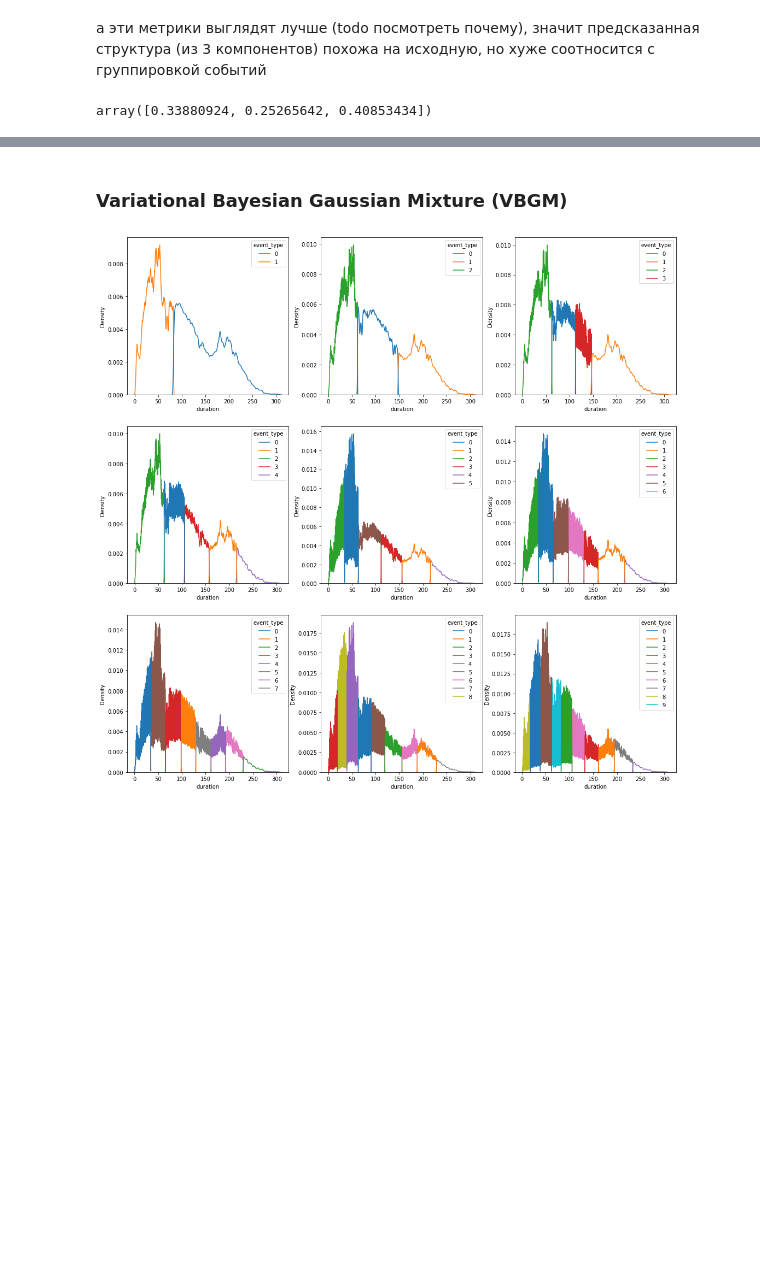
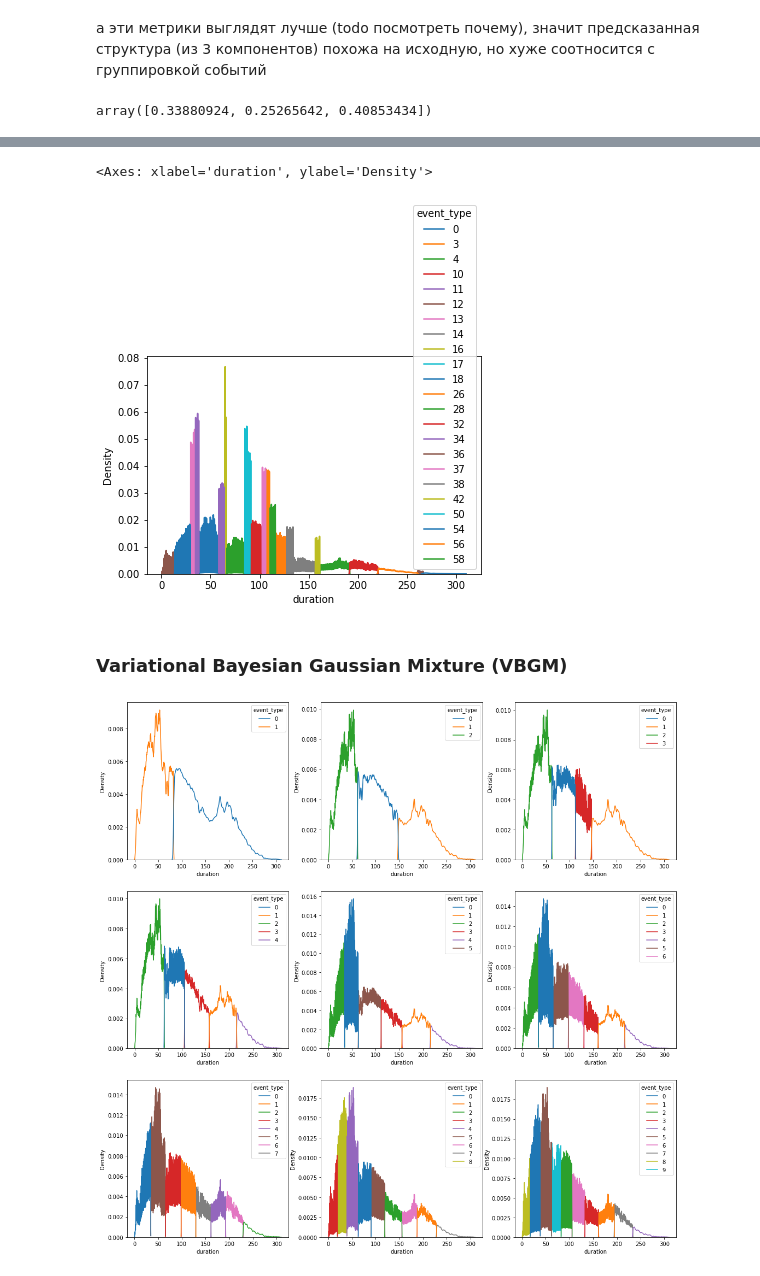
Before and after one commit to Irma-5/ms-system, a Jupyter notebook: mixture_model.ipynb, the cells around one changed output, grey strips where cells are left out. Saved outputs shown, nothing was run; the diff lists cells and outputs as text; code cells hidden in the pictures; blank space fills up the shorter version.

```diff
--- a/mixture_model.ipynb
+++ b/mixture_model.ipynb
@@ -303,7 +148,7 @@ def bal280_sample():
     X = df.loc[:, sign]
     return y, y_true, X, df
 # %%
-y, y_true, X_true, df = bal280_sample()
+y, y_true, X, df = bal280_sample()
 # %%
 y = pd.DataFrame(y)
 y_true_all = pd.DataFrame(y_true)
@@ -325,8 +171,0 @@ sns.kdeplot(data=y, x="duration", hue="event", bw_adjust=2, palette="tab10")
-# %%
-gmm = GaussianMixture(random_state=42, covariance_type='spherical', n_components=9)
-gmm.fit(X[y.event!=0])
-cluster_labels = gmm.predict(X[y.event!=0])
-
-y['event_type'] = 0
-y['event_type'][y.event!=0] = cluster_labels
-sns.kdeplot(data=y[y.event!=0], x="duration", hue="event_type", bw_adjust=0.25, palette="tab10")
@@ -336,8 +171,0 @@ sns.kdeplot(data=y[y.event!=0], x="duration", hue="event_type", bw_adjust=0.25,
-# %%
-gmm = GaussianMixture(random_state=42, covariance_type='spherical', n_components=7)
-gmm.fit(pd.DataFrame(y[y.event!=0]['duration']))
-labels = gmm.predict(pd.DataFrame(y[y.event!=0]['duration']))
-
-y['event_type'] = 0
-y['event_type'][y.event!=0] = labels
-sns.kdeplot(data=y[y.event!=0], x="duration", hue="event_type", bw_adjust=0.25, palette="tab10", ax=ax.flatten()[i])
@@ -511,3 +354,19 @@ array([0.33880924, 0.25265642, 0.40853434])
+# %%
+vbgm = BayesianGaussianMixture(
+    n_components=100,
+    weight_concentration_prior=0.000001,
+    random_state=42,
+    n_init=3)
+
+vbgm.fit(times)
+labels = vbgm.predict(times)
+
+y['event_type'] = 0
+y['event_type'][y.event!=0] = labels
+sns.kdeplot(data=y[y.event!=0], x="duration", hue="event_type", bw_adjust=0.25, palette="tab10")
+# %% [output]
+<Axes: xlabel='duration', ylabel='Density'>
+[figure, added]
 # %% [markdown]
 ### Variational Bayesian Gaussian Mixture (VBGM)
 # %%
```
Also changed, not shown: parts of 47 cells of this notebook.
